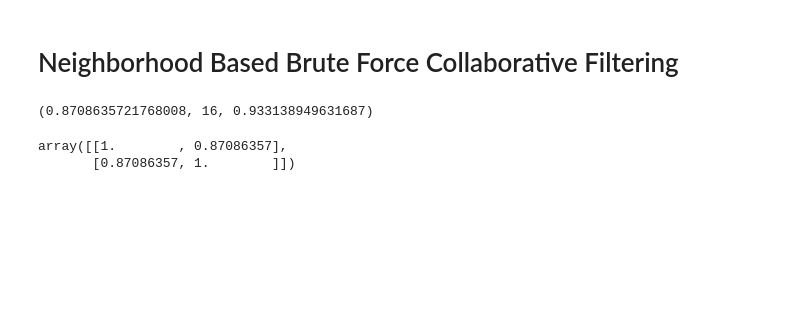
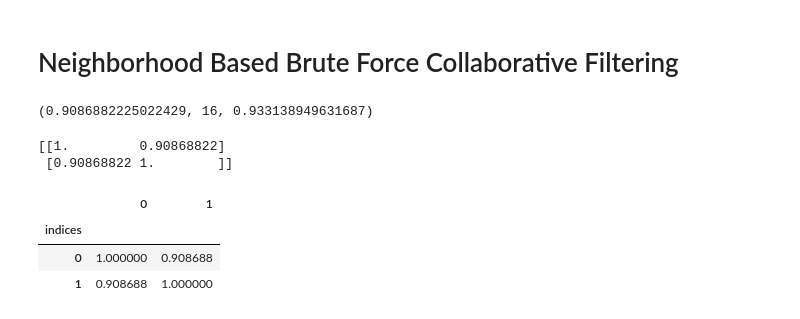
Before and after one commit to muftaye/CollaborativeFiltering, a Jupyter notebook: models/neighbor_based/Neighborhood Based Brute Force Collaborative Filtering.ipynb, the cells around one changed output. Drawn from its saved outputs; the diff is of its cells as text; code cells hidden in the pictures; blank space fills up the shorter version.

```diff
--- a/models/neighbor_based/Neighborhood Based Brute Force Collaborative Filtering.ipynb
+++ b/models/neighbor_based/Neighborhood Based Brute Force Collaborative Filtering.ipynb
@@ -6,5 +7,10 @@ import math
 # %%
 class Similarity:
+
+    def nonmissing_mean(self, u):
+        total = np.sum(u)
+        nonzero = np.count_nonzero(u)
+        return total/nonzero
 
     def inner_product(self, u, v):
         return np.dot(u, v)
@@ -13,8 +19,8 @@ class Similarity:
         return (np.dot(u, v))/(math.sqrt(np.dot(u, u))*math.sqrt(np.dot(v, v)))
 
     def pearson_similarity(self, u, v):
-        mean_u = np.mean(u)
-        mean_v = np.mean(v)
+        mean_u = self.nonmissing_mean(u)
+        mean_v = self.nonmissing_mean(v)
 
         u_centered = u-mean_u
         v_centered = v-mean_v
@@ -28,11 +34,11 @@ v = [0, 0, 1, 2, 3]
 
 sim.pearson_similarity(u, v), sim.inner_product(u, v), sim.cosine_similarity(u, v)
 # %% [output]
-(0.8708635721768008, 16, 0.933138949631687)
+(0.9086882225022429, 16, 0.933138949631687)
 # %%
 class Neighbor_Similarities:
 
-    def user_based(self, matrix):
+    def user_based_np(self, matrix):
         (Y, X) = matrix.shape
         result_matrix = np.empty((Y, Y))
         #for each row in matrix, iterate through all the rows
@@ -43,14 +49,47 @@ class Neighbor_Similarities:
                 score = sim.pearson_similarity(row_i, row_j)
                 result_matrix[i, j] = score
 
+        """TODO, replace diagonal with zero"""
         return result_matrix
+
+    def user_based_pd(self, matrix):
+        (Y, X) = matrix.shape
+        matrix_indices = matrix.index
+#         print(matrix_indices)
+        temp_matrix_indices_pd = pd.DataFrame(matrix_indices, columns=['indices'])
+#         print(temp_matrix_indices_pd)
+        result_matrix = np.empty((Y, Y))
+        #for each row in matrix, iterate through all the rows
+
+        sim = Similarity()
+        for i, row_i in matrix.iterrows():
+            for j, row_j in matrix.iterrows():
+                score = sim.pearson_similarity(row_i, row_j)
+                result_matrix[i, j] = score
+
+        result_matrix = pd.DataFrame(result_matrix)
+        result_matrix.columns = matrix_indices
+
+        result_matrix = pd.concat([temp_matrix_indices_pd, result_matrix], axis=1)
+        result_matrix = result_matrix.set_index('indices')
+
+        """TODO, replace diagonal with zero"""
+        return result_matrix
 # %%
 """Usage Example"""
 
 matrix = np.array([u, v])
 
 NS = Neighbor_Similarities()
-NS.user_based(matrix)
+print(NS.user_based_np(matrix))
+
+matrix_pd = pd.DataFrame(matrix)
+matrix_pd.columns = ['a', 'b', 'c', 'd', 'e']
+NS.user_based_pd(matrix_pd)
 # %% [output]
-array([[1.        , 0.87086357],
-       [0.87086357, 1.        ]])
+[[1.         0.90868822]
+ [0.90868822 1.        ]]
+|  | 0 | 1 |
+| indices |  |  |
+| 0 | 1.000000 | 0.908688 |
+| 1 | 0.908688 | 1.000000 |
```
Also changed, not shown: parts of 3 cells of this notebook, 2 other files.
